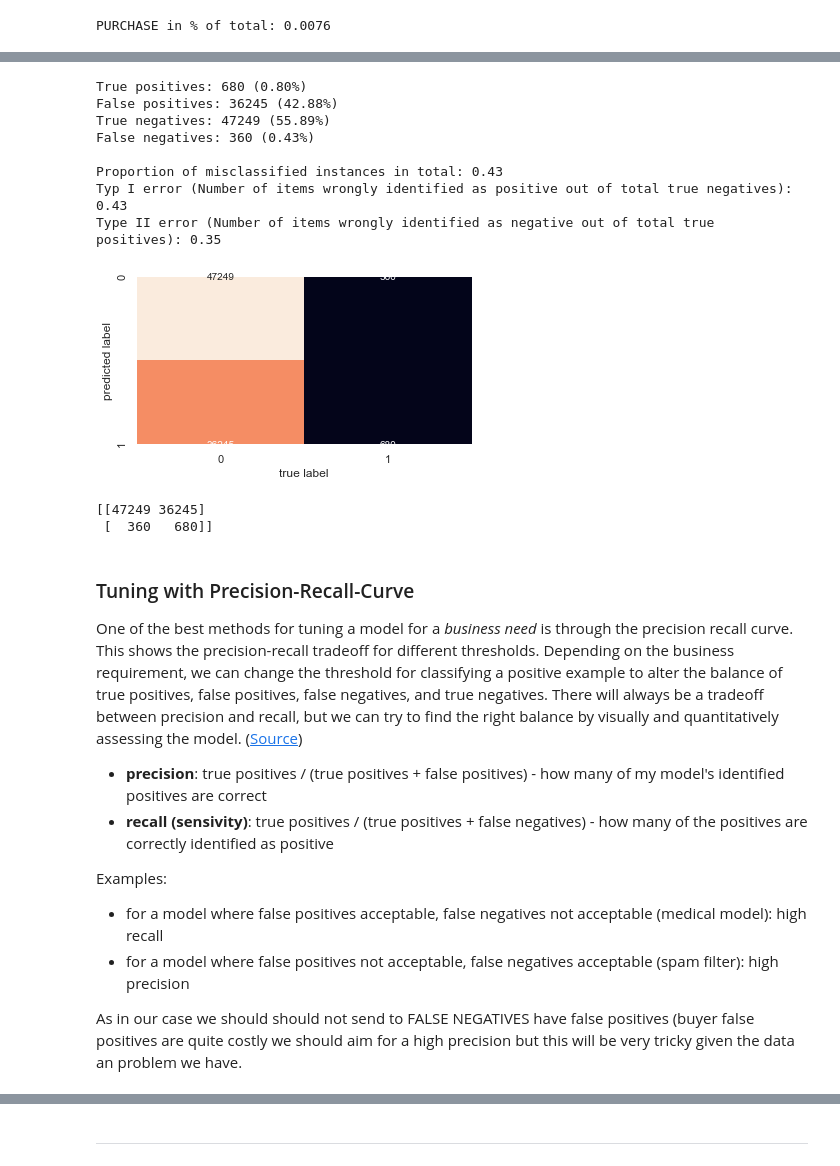
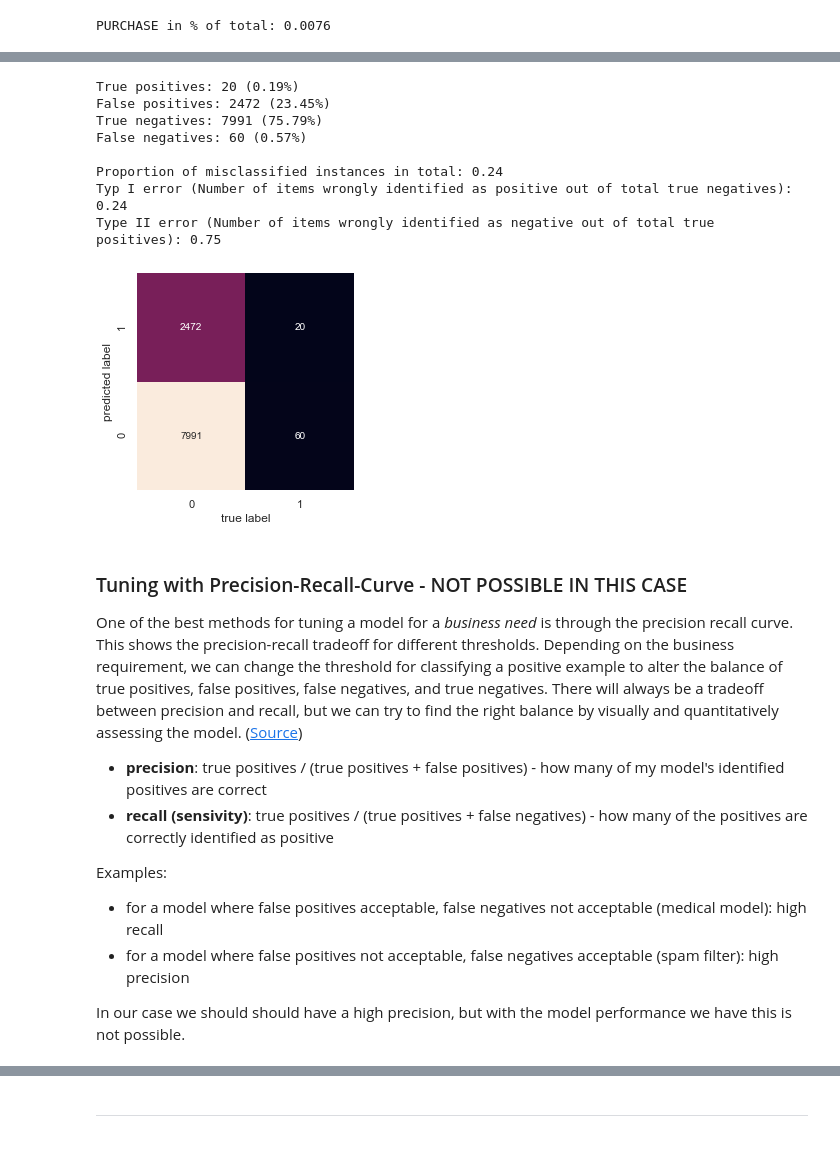
Before and after one commit to rbuerki/projects-ml, a Jupyter notebook: uplift_modelling_imbalanced_starbucks/2-uplift_modelling_SMOTENC_sophisticated.ipynb, the cells around one changed output, grey strips where cells are left out. Cells and saved outputs as stored; diff of their text form; code cells hidden in the pictures.

Commit message:
FEAT: evaluate model

```diff
--- a/uplift_modelling_imbalanced_starbucks/2-uplift_modelling_SMOTENC_sophisticated.ipynb
+++ b/uplift_modelling_imbalanced_starbucks/2-uplift_modelling_SMOTENC_sophisticated.ipynb
@@ -264,9 +266,14 @@ def fit_pipe(X_train, y_train, pipe, scorer, cv=StratifiedKFold(3)):
     - grid: grid search object
     - grid_results: dict with grid search results
     """
-    parameters = {'clf' : (GradientBoostingClassifier(n_estimators=200))),
-                          (GradientBoostingClassifier(n_estimators=200)),
-                          (SGDClassifier(loss='hinge', class_weight='balanced')),
+    parameters = {'clf' : ((GradientBoostingClassifier(n_estimators=200,
+                                                       random_state=666)),
+                          (GradientBoostingClassifier(n_estimators=300,
+                                                      random_state=666)),
+                          (GradientBoostingClassifier(n_estimators=500,
+                                                      max_depth=5,
+                                                      learning_rate=0.05,
+                                                      random_state=666)),
                           )}
 
     start = time.time()
@@ -295,7 +296,7 @@ GBC = GradientBoostingClassifier(criterion='friedman_mse', init=None, learning_r
 scorer = make_scorer(fbeta_score, beta=4)
 cv = 3
 
-grid, grid_results = fit_pipe(X, y, full_pipe, scorer, cv=cv)
+grid, grid_results = fit_pipe(X_train, y_train, full_pipe, scorer, cv=cv)
 # %% [output]
 Fitting 3 folds for each of 3 candidates, totalling 9 fits
 [Parallel(n_jobs=-1)]: Using backend LokyBackend with 4 concurrent workers.
@@ -425,0 +408,8 @@ weighted avg       0.98      0.57      0.71     84534
+# %%
+y_pred = model.predict(X_test)
+
+# Evaluate predictions
+fBetaFinal = fbeta_score(y_test, y_pred, beta = 4)
+print("F-Beta-Score on test data: {:.4f}".format(fBetaFinal))
+print("\n")
+print(classification_report(y_test, y_pred))
@@ -426,5 +428,5 @@ weighted avg       0.98      0.57      0.71     84534
 # %%
-# Define a function to plot the confusion matric and some metrics
+# Define a function to plot the confusion matrix and some metrics
 
 def plot_confusion_matrix(y_test, test_preds):
     """Plot confusion matrix and print detailed metrics for evaluated
@@ -439,6 +441,7 @@ def plot_confusion_matrix(y_test, test_preds):
                 yticklabels=label_names)
     plt.xlabel('true label')
     plt.ylabel('predicted label')
+    plt.ylim([0,2])
 
     for value, name in {tp: "True positives",
                         fp: "False positives",
@@ -454,24 +457,19 @@ def plot_confusion_matrix(y_test, test_preds):
     print("Type II error (Number of items wrongly identified as " +
           "negative out of total true positives):", round(fn/(tp+fn), 2))
 # %%
-plot_confusion_matrix(y, y_pred)
+plot_confusion_matrix(y_test, y_pred)
 # %% [output]
-True positives: 680 (0.80%)
-False positives: 36245 (42.88%)
-True negatives: 47249 (55.89%)
-False negatives: 360 (0.43%)
+True positives: 20 (0.19%)
+False positives: 2472 (23.45%)
+True negatives: 7991 (75.79%)
+False negatives: 60 (0.57%)
 
-Proportion of misclassified instances in total: 0.43
-Typ I error (Number of items wrongly identified as positive out of total true negatives): 0.43
-Type II error (Number of items wrongly identified as negative out of total true positives): 0.35
+Proportion of misclassified instances in total: 0.24
+Typ I error (Number of items wrongly identified as positive out of total true negatives): 0.24
+Type II error (Number of items wrongly identified as negative out of total true positives): 0.75
-[figure, old version]
+[figure, new version]
-# %%
-print(confusion_matrix(y, y_pred))
-# %% [output]
-[[47249 36245]
- [  360   680]]
 # %% [markdown]
-### Tuning with Precision-Recall-Curve
+### Tuning with Precision-Recall-Curve - NOT POSSIBLE IN THIS CASE
 
 One of the best methods for tuning a model for a _business need_ is through the precision recall curve. This shows the precision-recall tradeoff for different thresholds. Depending on the business requirement, we can change the threshold for classifying a positive example to alter the balance of true positives, false positives, false negatives, and true negatives. There will always be a tradeoff between precision and recall, but we can try to find the right balance by visually and quantitatively assessing the model. ([Source](https://github.com/Featuretools/predict-customer-churn/blob/master/churn/5.%20Modeling.ipynb))
 
@@ -482,8 +480,7 @@ Examples:
 - for a model where false positives acceptable, false negatives not acceptable (medical model): high recall
 - for a model where false positives not acceptable, false negatives acceptable (spam filter): high precision
 
-
-As in our case we should should not send to FALSE NEGATIVES have false positives (buyer  false positives are quite costly we should aim for a high precision but this will be very tricky given the data an problem we have.
+In our case we should should have a high precision, but with the model performance we have this is not possible.
 # %%
 # Define a function for returning precision and recall
 
```
Also changed, not shown: parts of 27 cells of this notebook.
